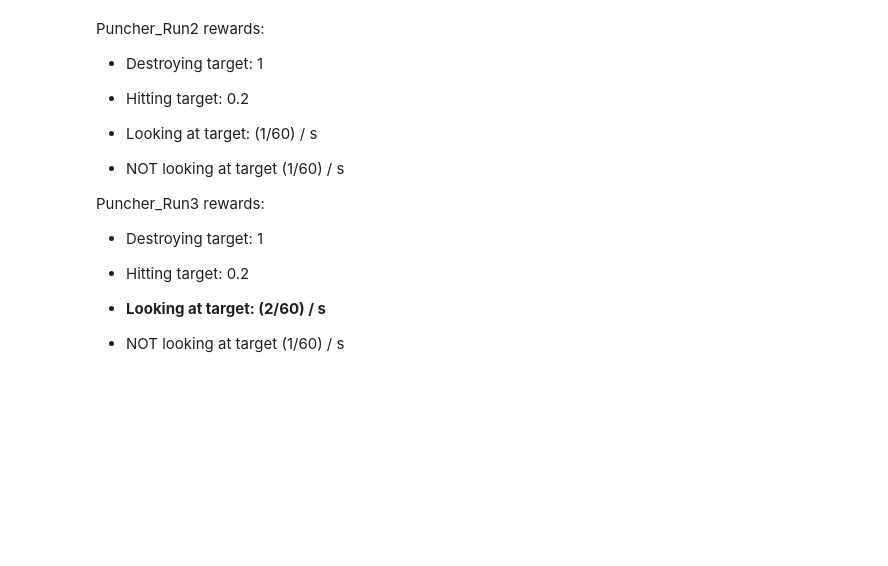
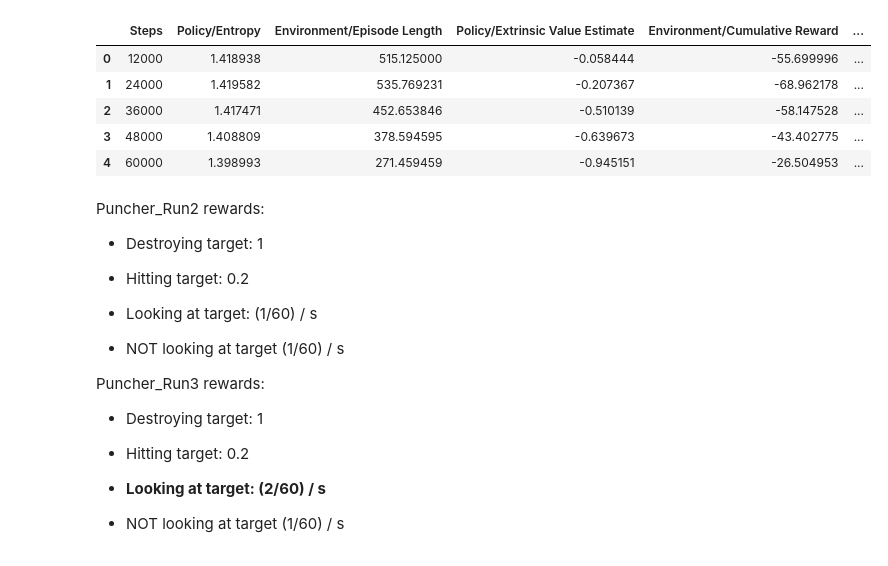
Before and after one commit to rasbot/9_to_5_Smash_It_AI, a Jupyter notebook: Data_Analysis.ipynb, the cells around one changed output. Cells and saved outputs as stored; diff of their text form; code cells hidden in the pictures; blank space fills up the shorter version.

```diff
--- a/Data_Analysis.ipynb
+++ b/Data_Analysis.ipynb
@@ -6,6 +6,3 @@ sns.set()
 plt.style.use('fivethirtyeight')
 plt.style.use('dark_background')
 plt.style.use('seaborn-bright')
-# %%
-# Width of the display in characters. If set to None and pandas will correctly auto-detect the width.
-pd.set_option('display.width', None)
@@ -12 +11,10 @@ pd.set_option('display.width', None)
+# %%
+df.head()
+# %% [output]
+|  | Steps | Policy/Entropy | Environment/Episode Length | Policy/Extrinsic Value Estimate | Environment/Cumulative Reward | ... |
+| 0 | 12000 | 1.418938 | 515.125000 | -0.058444 | -55.699996 | ... |
+| 1 | 24000 | 1.419582 | 535.769231 | -0.207367 | -68.962178 | ... |
+| 2 | 36000 | 1.417471 | 452.653846 | -0.510139 | -58.147528 | ... |
+| 3 | 48000 | 1.408809 | 378.594595 | -0.639673 | -43.402775 | ... |
+| 4 | 60000 | 1.398993 | 271.459459 | -0.945151 | -26.504953 | ... |
 # %%
```
Also changed, not shown: parts of 7 cells of this notebook.
